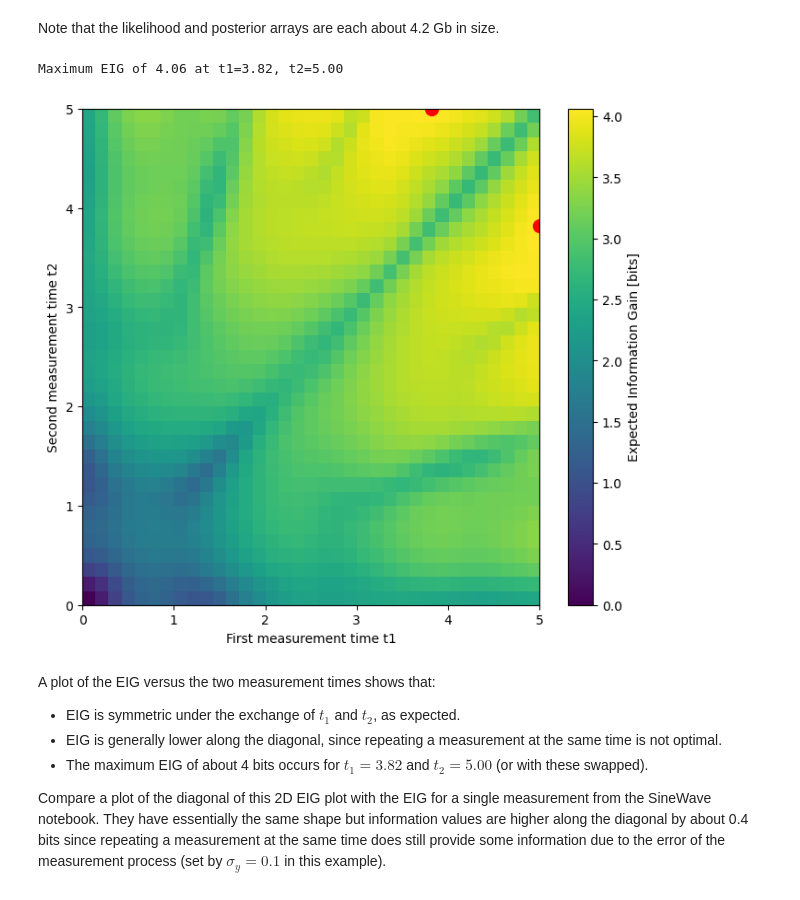
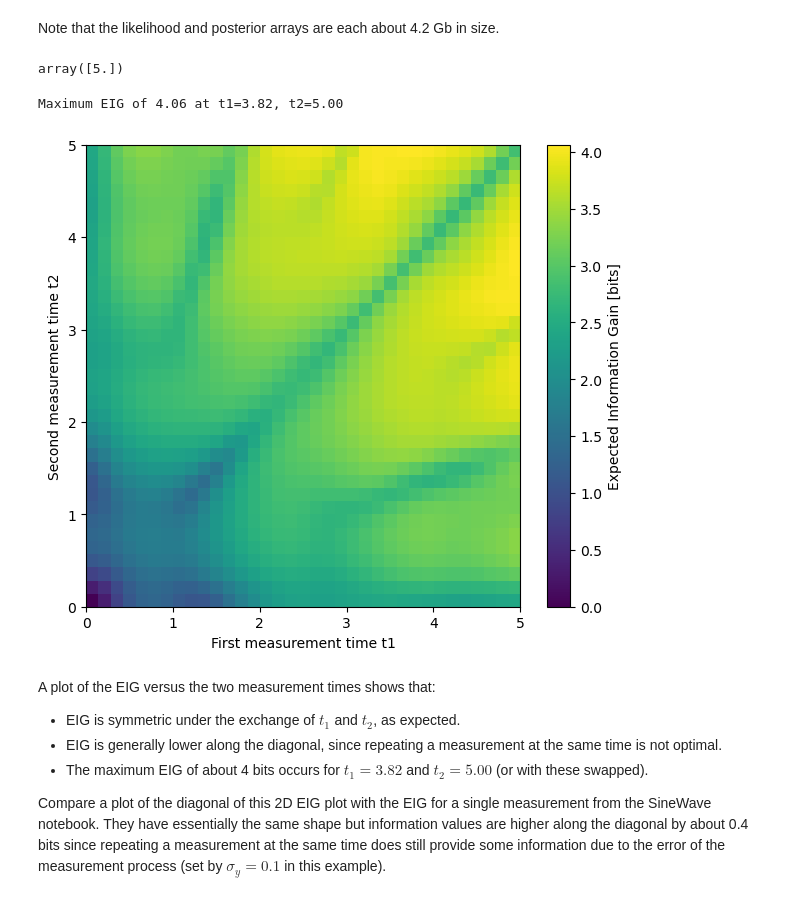
Before and after one commit to dkirkby/bayesdesign, a Jupyter notebook: examples/GridConstraints.ipynb, the cells around one changed output. Drawn from its saved outputs; the diff is of its cells as text; code cells hidden in the pictures.

```diff
--- a/examples/GridConstraints.ipynb
+++ b/examples/GridConstraints.ipynb
@@ -23,13 +33,12 @@ designs = Grid(t1=np.linspace(0, 5, 35), t2=np.linspace(0, 5, 35))
 # %%
-features = Grid(y1=np.linspace(-1.25, 1.25, 50), y2=np.linspace(-1.25, 1.25, 50))
+features1 = Grid(y1=np.linspace(-1.25, 1.25, 50), y2=np.linspace(-1.25, 1.25, 50))
 # %%
-params = Grid(amplitude=1, frequency=np.linspace(0.2, 2.0, 181), offset=0)
+params1 = Grid(amplitude=1, frequency=np.linspace(0.2, 2.0, 181), offset=0)
 # %%
-sigma_y=0.1
-with GridStack(features, designs, params):
-    y1_mean = params.amplitude * np.sin(params.frequency * (designs.t1 - params.offset))
-    y1_diff = features.y1 - y1_mean
-    y2_mean = params.amplitude * np.sin(params.frequency * (designs.t2 - params.offset))
-    y2_diff = features.y2 - y2_mean
-    likelihood = np.exp(-0.5 * (y1_diff / sigma_y) ** 2) * np.exp(-0.5 * (y2_diff / sigma_y) ** 2)
-    features.normalize(likelihood)
+with GridStack(features1, designs1, params1):
+    y1_mean = params1.amplitude * np.sin(params1.frequency * (designs1.t1 - params1.offset))
+    y1_diff = features1.y1 - y1_mean
+    y2_mean = params1.amplitude * np.sin(params1.frequency * (designs1.t2 - params1.offset))
+    y2_diff = features1.y2 - y2_mean
+    likelihood1 = np.exp(-0.5 * (y1_diff / sigma_y) ** 2) * np.exp(-0.5 * (y2_diff / sigma_y) ** 2)
+    features1.normalize(likelihood1)
@@ -38 +45,3 @@ designer = ExperimentDesigner(params, features, designs, likelihood)
+# %%
+designer1 = ExperimentDesigner(params1, features1, designs1, likelihood1)
 # %%
@@ -54,3 +63,7 @@ ARRAY          EIG (35, 35)                   0.0 Mb
 # %% [markdown]
 Note that the likelihood and posterior arrays are each about 4.2 Gb in size.
+# %%
+designs1.t1[34]
+# %% [output]
+array([5.])
 # %%
@@ -60,13 +73,13 @@ print(f'Maximum EIG of {designer.EIG[i1,i2]:.2f} at t1={t1:.2f}, t2={t2:.2f}')
 # %% [output]
 Maximum EIG of 4.06 at t1=3.82, t2=5.00
 # %%
-fig, ax = plt.subplots(figsize=(8,7))
-I = ax.imshow(designer.EIG, origin='lower', extent=designs.extent('t1')+designs.extent('t2'), aspect='auto')
+fig, ax = plt.subplots(figsize=(7,6))
+I = ax.imshow(designer1.EIG, origin='lower', extent=designs1.extent('t1')+designs1.extent('t2'), aspect='auto')
 plt.colorbar(I, ax=ax, label='Expected Information Gain [bits]')
-ax.plot([t1,t2], [t2,t1], 'ro', markersize=10)
+#ax.plot([t1,t2], [t2,t1], 'ro', markersize=10)
 ax.set(xlabel='First measurement time t1', ylabel='Second measurement time t2');
 # %% [output]
-[figure, old version]
+[figure, new version]
 # %% [markdown]
 A plot of the EIG versus the two measurement times shows that:
  - EIG is symmetric under the exchange of $t_1$ and $t_2$, as expected.
```
Also changed, not shown: parts of 57 cells of this notebook.
